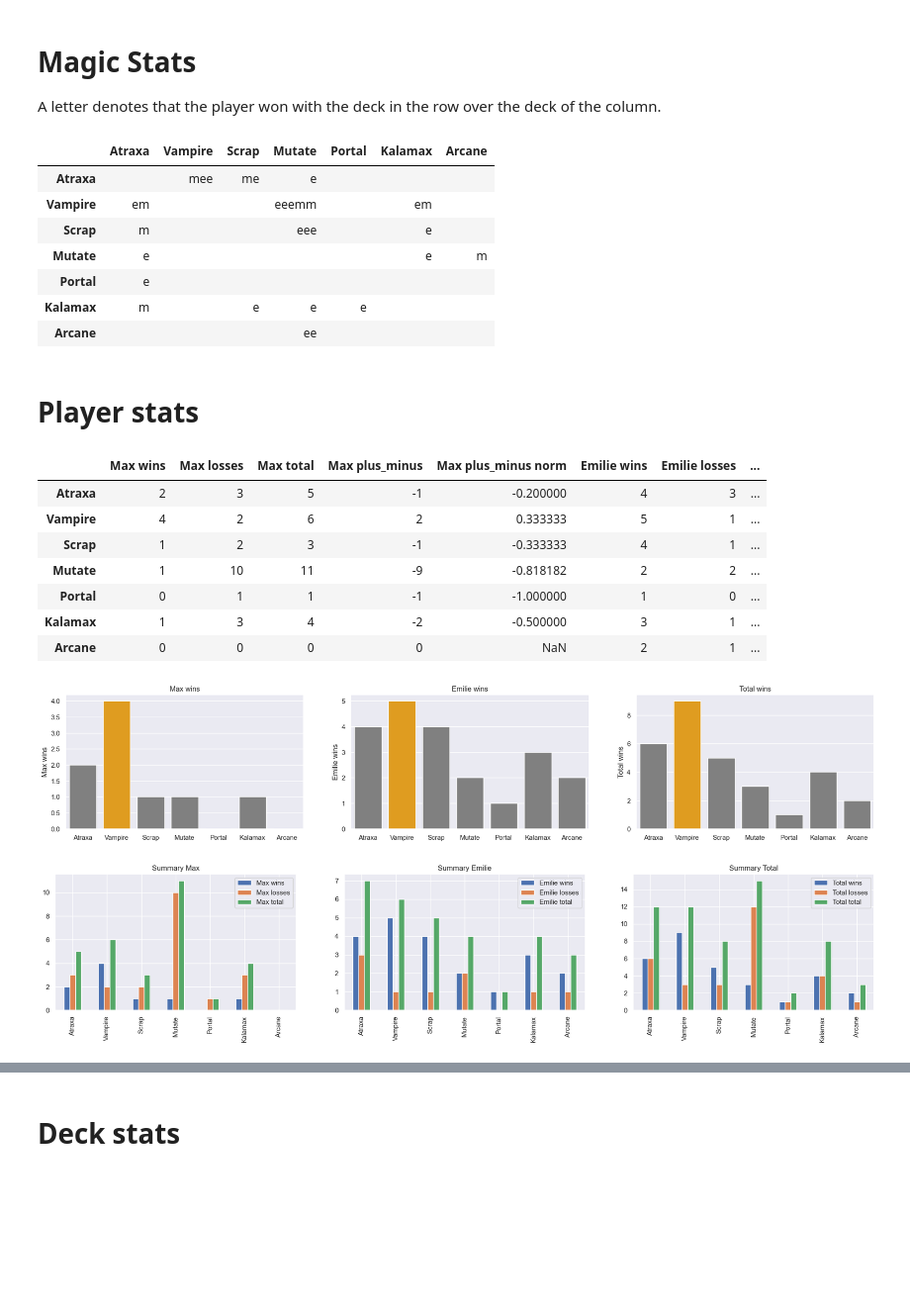
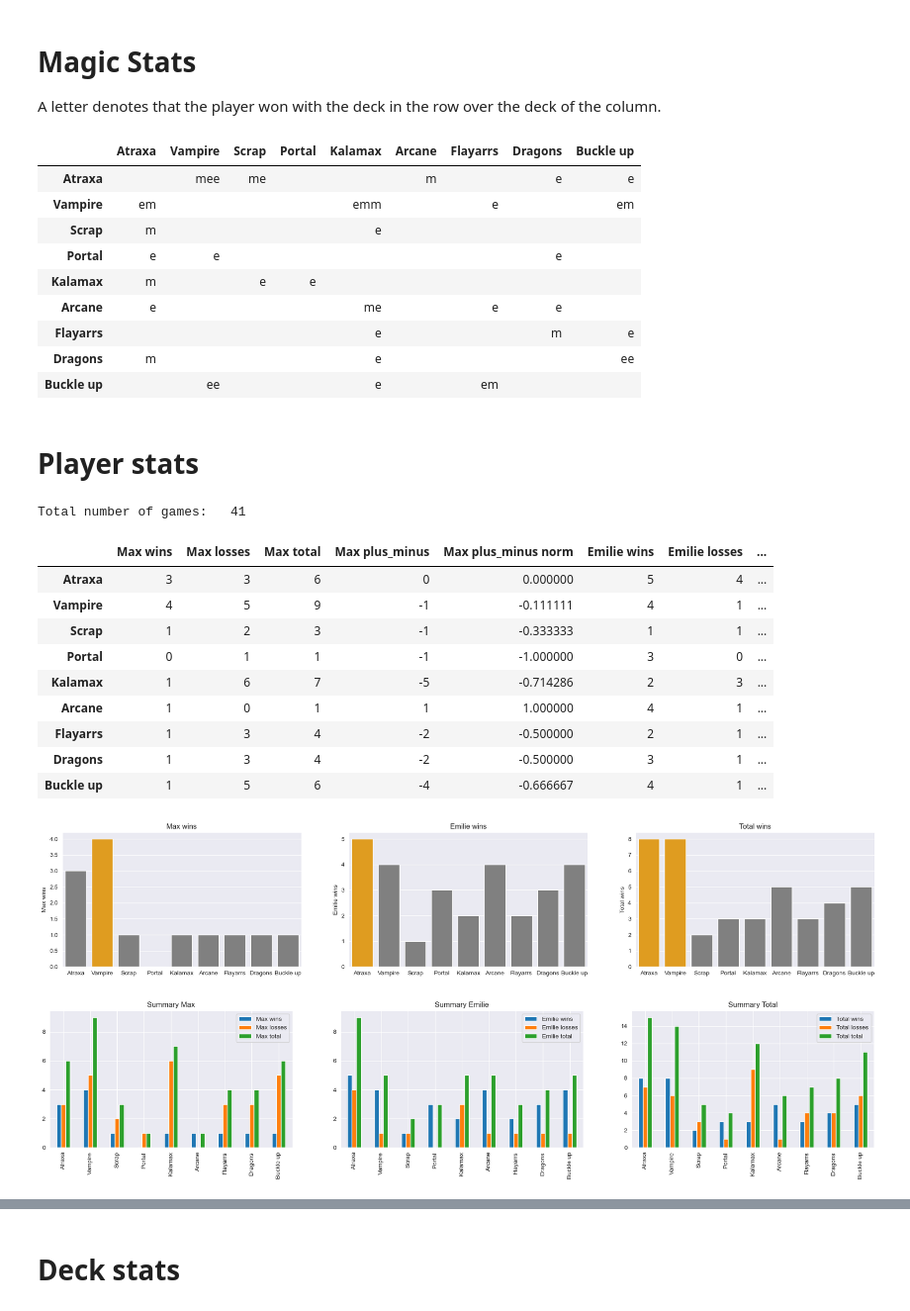
Before and after one commit to EmilieKar/Magic-stats, a Jupyter notebook: stats.ipynb, the cells around one changed output, grey strips where cells are left out. Shown: that part at 99% size. Cells and saved outputs as stored; diff of their text form; code cells hidden in the pictures; blank space fills up the shorter version.

```diff
--- a/stats.ipynb
+++ b/stats.ipynb
@@ -4,37 +4,48 @@ A letter denotes that the player won with the deck in the row over the deck of t
 # %%
 import pandas as pd
 import seaborn as sns
 import matplotlib.pyplot as plt
 
 # set sns style
 sns.set_style('darkgrid')
 
+# Read data
 data = pd.read_csv('data.csv', index_col=0)
-
 data.fillna('', inplace= True)
 data = data.replace('x', '')
 
+# Following needs to be inputed before running the rest of the notebook
+players = ['m', 'e']
+names = ['Max', 'Emilie', 'Total']
+
+# Extract relevant data
+columns = data.columns
+len_names = len(names)
+
+# Select decks
+# columns = ['Vampire', 'Atraxa']
+
+# Remove decks
+columns = columns.drop(['Mutate','Scrap'])
+
+data = data[columns]
+data = data.loc[columns]
+
 data
 # %% [output]
-|  | Atraxa | Vampire | Scrap | Mutate | Portal | Kalamax | Arcane |
-| Atraxa |  | mee | me | e |  |  |  |
-| Vampire | em |  |  | eeemm |  | em |  |
-| Scrap | m |  |  | eee |  | e |  |
-| Mutate | e |  |  |  |  | e | m |
-| Portal | e |  |  |  |  |  |  |
-| Kalamax | m |  | e | e | e |  |  |
-| Arcane |  |  |  | ee |  |  |  |
+|  | Atraxa | Vampire | Scrap | Portal | Kalamax | Arcane | Flayarrs | Dragons | Buckle up |
+| Atraxa |  | mee | me |  |  | m |  | e | e |
+| Vampire | em |  |  |  | emm |  | e |  | em |
+| Scrap | m |  |  |  | e |  |  |  |  |
+| Portal | e | e |  |  |  |  |  | e |  |
+| Kalamax | m |  | e | e |  |  |  |  |  |
+| Arcane | e |  |  |  | me |  | e | e |  |
+| Flayarrs |  |  |  |  | e |  |  | m | e |
+| Dragons | m |  |  |  | e |  |  |  | ee |
+| Buckle up |  | ee |  |  | e |  | em |  |  |
 # %% [markdown]
 # Player stats
 # %%
-# Following needs to be inputed before running the rest of the notebook
-players = ['m', 'e']
-names = ['Max', 'Emilie', 'Total']
-
-# Extract relevant data
-columns = data.columns
-len_names = len(names)
-
 # Create numeric dataframes for each player and the total
 player_dfs = [data.applymap(lambda x: x.count(name)) for name in players]
 player_dfs.append(data.applymap(lambda x: len(x)))
@@ -51,16 +62,20 @@ for i in range(len_names):
     df[f'{names[i]} plus_minus'] = df[f'{names[i]} wins'] - df[f'{names[i]} losses']
     df[f'{names[i]} plus_minus norm'] = df[f'{names[i]} plus_minus'] / df[f'{names[i]} total']
 
+print(f"Total number of games:\t {df['Total wins'].sum()}")
 df
 # %% [output]
+Total number of games:   41
 |  | Max wins | Max losses | Max total | Max plus_minus | Max plus_minus norm | Emilie wins | Emilie losses | ... |
-| Atraxa | 2 | 3 | 5 | -1 | -0.200000 | 4 | 3 | ... |
-| Vampire | 4 | 2 | 6 | 2 | 0.333333 | 5 | 1 | ... |
-| Scrap | 1 | 2 | 3 | -1 | -0.333333 | 4 | 1 | ... |
-| Mutate | 1 | 10 | 11 | -9 | -0.818182 | 2 | 2 | ... |
-| Portal | 0 | 1 | 1 | -1 | -1.000000 | 1 | 0 | ... |
-| Kalamax | 1 | 3 | 4 | -2 | -0.500000 | 3 | 1 | ... |
-| Arcane | 0 | 0 | 0 | 0 | NaN | 2 | 1 | ... |
+| Atraxa | 3 | 3 | 6 | 0 | 0.000000 | 5 | 4 | ... |
+| Vampire | 4 | 5 | 9 | -1 | -0.111111 | 4 | 1 | ... |
+| Scrap | 1 | 2 | 3 | -1 | -0.333333 | 1 | 1 | ... |
+| Portal | 0 | 1 | 1 | -1 | -1.000000 | 3 | 0 | ... |
+| Kalamax | 1 | 6 | 7 | -5 | -0.714286 | 2 | 3 | ... |
+| Arcane | 1 | 0 | 1 | 1 | 1.000000 | 4 | 1 | ... |
+| Flayarrs | 1 | 3 | 4 | -2 | -0.500000 | 2 | 1 | ... |
+| Dragons | 1 | 3 | 4 | -2 | -0.500000 | 3 | 1 | ... |
+| Buckle up | 1 | 5 | 6 | -4 | -0.666667 | 4 | 1 | ... |
 # %%
 # Bar plots giving overview of won games
 fig, axes = plt.subplots(1, len_names, figsize=(8*len_names, 4))
@@ -71,7 +86,7 @@ for i in range(len_names):
     sns.barplot(y = df[key], x = columns, ax = axes[i], palette=cols)
     axes[i].set_title(key)
 # %% [output]
-[figure, old version]
+[figure, new version]
 # %%
 # Bar plots giving overview of played games
 fig, axes = plt.subplots(1, len_names, figsize=(8*len_names, 4))
@@ -80,7 +95,7 @@ for i in range(len_names):
     df[[f'{names[i]} wins',f'{names[i]} losses', f'{names[i]} total']].plot(kind='bar', stacked=False, ax=axes[i])
     axes[i].set_title(f'Summary {names[i]}')
 # %% [output]
-[figure, old version]
+[figure, new version]
 # %%
 # Bar charts depicting "Plus_minus" scores normalized by nummber of played games
 # -1 indicates that all games have been lost
```
Also changed, not shown: parts of 5 cells of this notebook, 2 other files.
